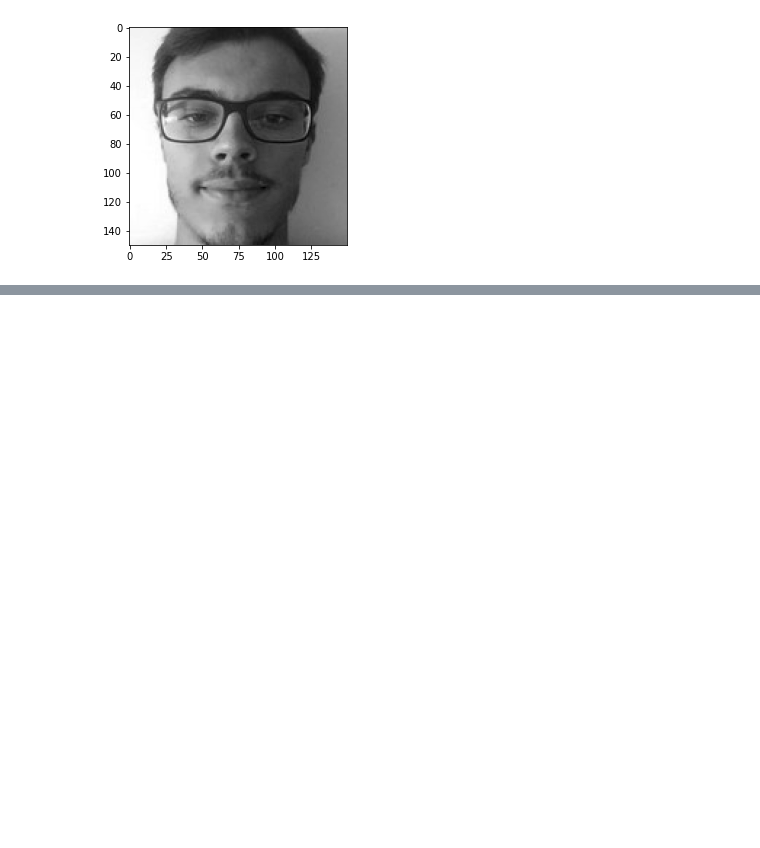
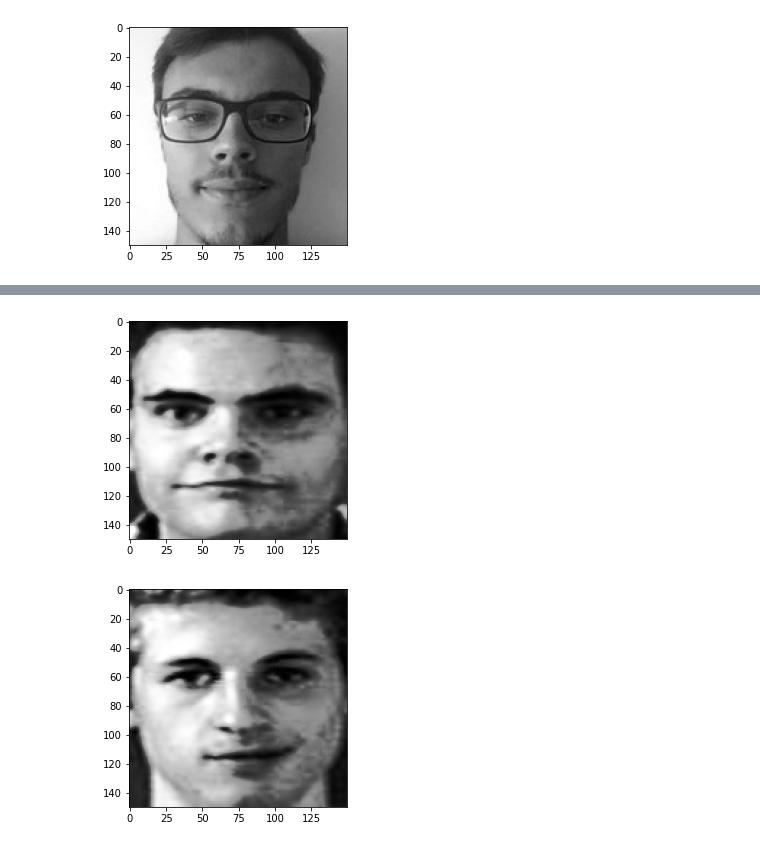
Before and after one commit to bastiendlf/code_project_ODATA, a Jupyter notebook: radius_search.ipynb, the cells around one changed output, grey strips where cells are left out. Saved outputs shown, nothing was run; the diff lists cells and outputs as text; code cells hidden in the pictures; blank space fills up the shorter version.

```diff
--- a/radius_search.ipynb
+++ b/radius_search.ipynb
@@ -70,0 +79,8 @@ photo entrée :
+# %%
+probe_face = plt.imshow(probe_pictures[177],cmap="gray")
+plt.show()
+gallery_face = plt.imshow(gallery_pictures[171][0],cmap="gray")
+plt.show()
+# %% [output]
+[figure, added]
+[figure, added]
```
Also changed, not shown: parts of 4 cells of this notebook, 1 other file.
